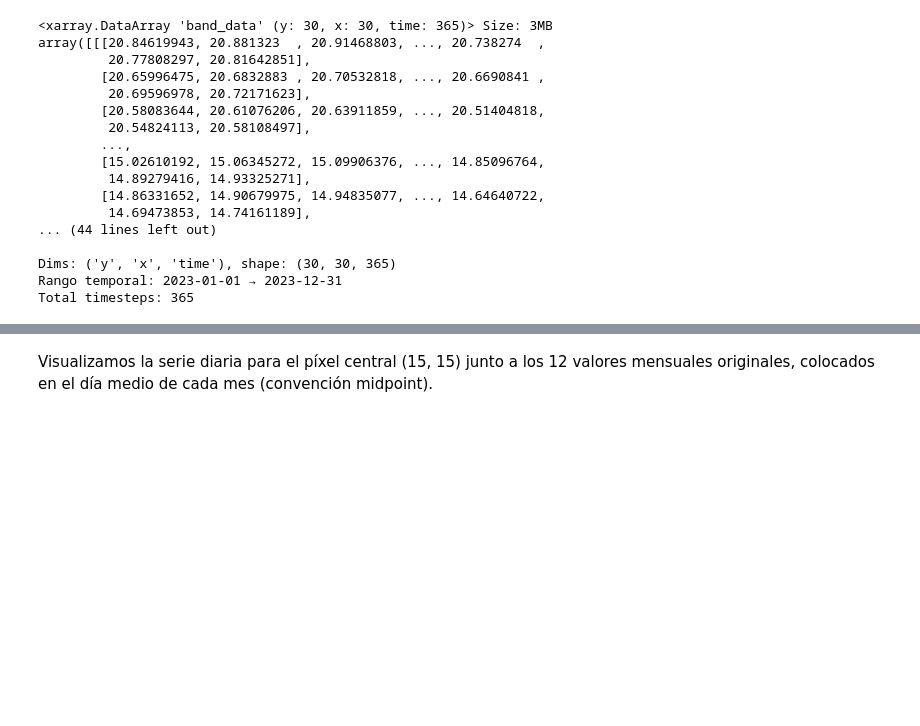
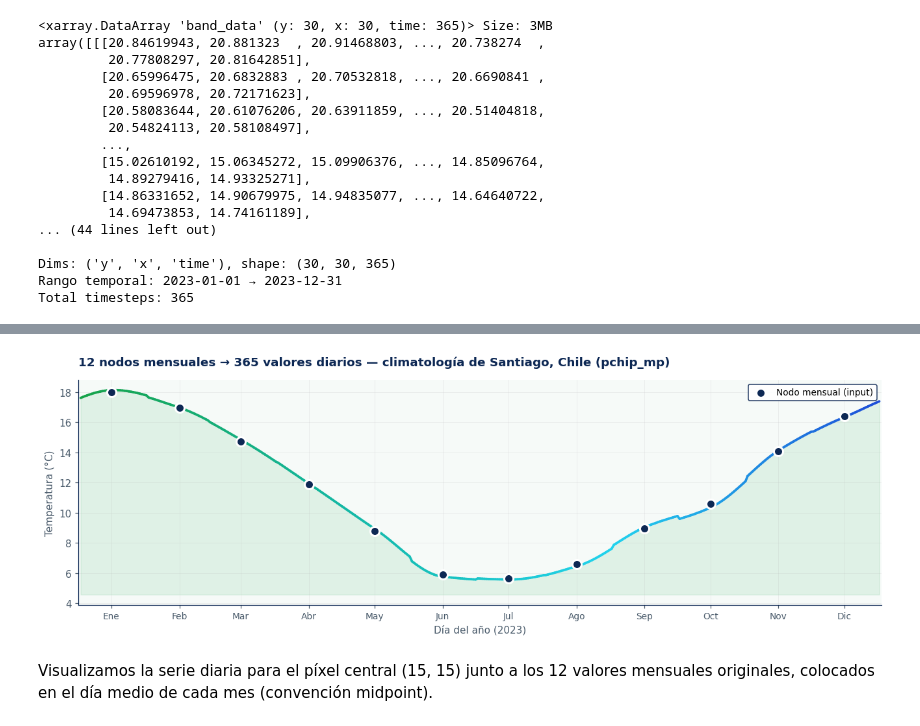
Before and after one commit to djwillichile/tempify, a Jupyter notebook: docs/tutorials/01-getting-started.ipynb, the cells around one changed output, grey strips where cells are left out. Saved outputs shown, nothing was run; the diff lists cells and outputs as text; code cells hidden in the pictures; blank space fills up the shorter version.

```diff
--- a/docs/tutorials/01-getting-started.ipynb
+++ b/docs/tutorials/01-getting-started.ipynb
@@ -213,3 +217,69 @@ Total timesteps: 365
+# %%
+import datetime as _dt
+
+from matplotlib.colors import LinearSegmentedColormap
+
+# Paleta ICTA: verde -> teal -> cyan -> azul.
+icta_cmap = LinearSegmentedColormap.from_list(
+    "icta", ["#16a34a", "#14b8a6", "#22d3ee", "#1d4ed8"]
+)
+
+# Datos: serie diaria del pixel central + 12 anclas mensuales midpoint.
+center_daily = daily.isel(y=15, x=15).values  # 365 valores
+center_monthly = np.array([
+    float(xr.open_dataarray(
+        DATA_DIR / f"wc2.1_2.5m_tavg_{m:02d}.tif",
+        engine="rasterio",
+    ).squeeze("band", drop=True).isel(y=15, x=15).item())
+    for m in range(1, 13)
+])
+midpoint_doy_arr = np.array([
+    int(_dt.date(2023, m, 15).timetuple().tm_yday) for m in range(1, 13)
+])
+doy_all = np.arange(1, len(center_daily) + 1)
+
+fig, ax = plt.subplots(figsize=(12, 4.2), dpi=110)
+fig.patch.set_facecolor("#ffffff")
+ax.set_facecolor("#f6faf8")
+
+# Fill bajo la curva con gradiente vertical translucido.
+ax.fill_between(doy_all, center_daily, center_daily.min() - 1,
+                color="#16a34a", alpha=0.10, zorder=1)
+
+# Curva diaria con gradiente horizontal (segmentos coloreados).
+for i in range(len(doy_all) - 1):
+    color = icta_cmap(i / (len(doy_all) - 1))
+    ax.plot(doy_all[i:i + 2], center_daily[i:i + 2],
+            color=color, linewidth=2.4, solid_capstyle="round", zorder=2)
+
+# Anclas mensuales: circulos azul marino con halo blanco.
+ax.scatter(midpoint_doy_arr, center_monthly,
+           s=85, color="#0d2854",
+           edgecolors="#ffffff", linewidths=2.0, zorder=4,
+           label="Nodo mensual (input)")
+
+# Texto y formato.
+ax.set_xlabel("Día del año (2023)", color="#4a5b6b", fontsize=10)
+ax.set_ylabel("Temperatura (°C)", color="#4a5b6b", fontsize=10)
+ax.set_xlim(0, 366)
+ax.set_xticks([int(_dt.date(2023, m, 15).timetuple().tm_yday) for m in range(1, 13)])
+ax.set_xticklabels(["Ene", "Feb", "Mar", "Abr", "May", "Jun",
+                    "Jul", "Ago", "Sep", "Oct", "Nov", "Dic"], fontsize=9)
+ax.grid(True, alpha=0.18, linestyle="-", linewidth=0.6)
+ax.spines["top"].set_visible(False)
+ax.spines["right"].set_visible(False)
+ax.spines["left"].set_color("#0d2854")
+ax.spines["bottom"].set_color("#0d2854")
+ax.tick_params(colors="#4a5b6b")
+ax.set_title(
+    "12 nodos mensuales → 365 valores diarios — climatología de Santiago, Chile (pchip_mp)",
+    color="#0d2854", fontsize=12, fontweight="bold", pad=14, loc="left",
+)
+ax.legend(loc="upper right", framealpha=0.9, fontsize=9, edgecolor="#0d2854")
+plt.tight_layout()
+plt.show()
+# %% [output]
+[figure, added]
 # %% [markdown]
 Visualizamos la serie diaria para el píxel central (15, 15) junto a los 12 valores mensuales originales, colocados en el día medio de cada mes (convención midpoint).
 # %%
```
Also changed, not shown: parts of 6 cells of this notebook, 6 other files.
